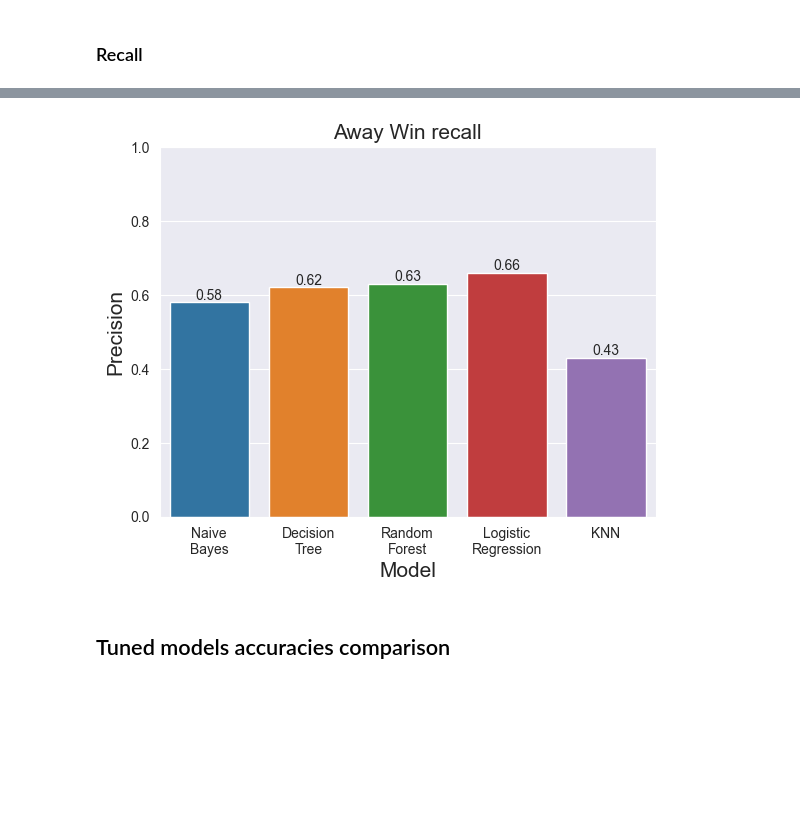
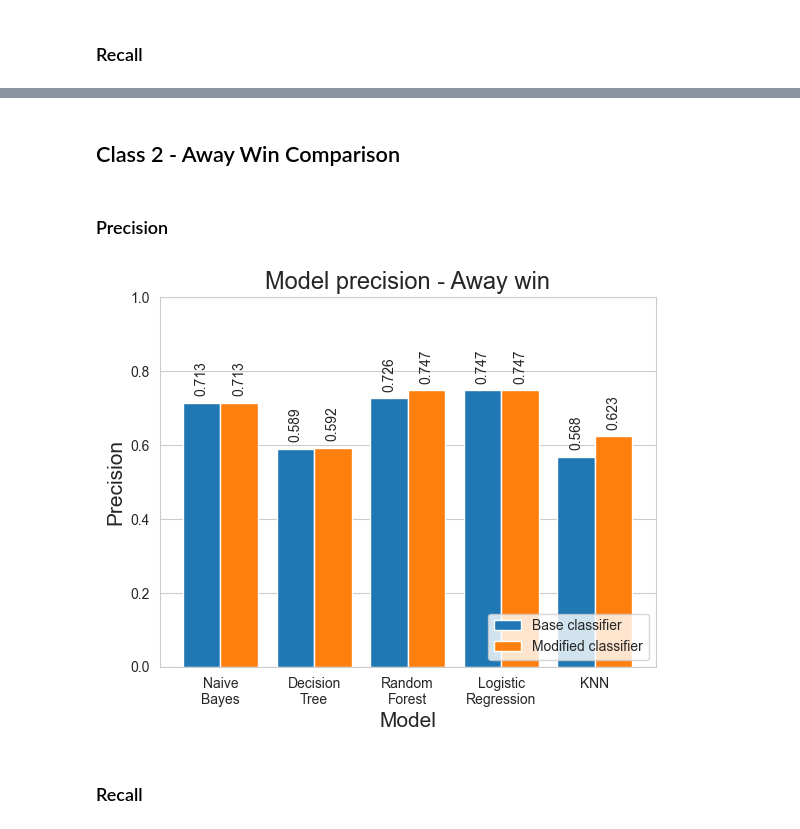
Before and after one commit to PWcislo26/football-ml-predictor, a Jupyter notebook: predictor.ipynb, the cells around one changed output, grey strips where cells are left out. Drawn from its saved outputs; the diff is of its cells as text; code cells hidden in the pictures; blank space fills up the shorter version.

```diff
--- a/predictor.ipynb
+++ b/predictor.ipynb
@@ -515,12 +630,15 @@ wrap_labels(ax, 10)
 # %% [markdown]
 ### Precision
 # %%
-ax = sns.barplot(x=list(c1_precision.keys()), y=list(c1_precision.values()))
+df_precision_0 = pd.DataFrame([c0_precision, c0_precision_tuned]).transpose()
+ax = df_precision_0.plot(kind='bar', width=0.8)
 for i in ax.containers:
-    ax.bar_label(i,)
-plt.ylim(0.0,1.0)
-plt.title("Draw precision",fontsize=15)
+    ax.bar_label(i,rotation='vertical', padding=5)
+plt.grid(axis='x')
+ax.legend(('Base classifier','Modified classifier'),loc='lower right', bbox_to_anchor=(0.5, 0., 0.5, 0.5))
+plt.title("Model precision - Home Win",fontsize=17)
 plt.xlabel("Model", fontsize=15)
 plt.ylabel("Precision",fontsize=15)
+plt.ylim(0.0,1.0)
 wrap_labels(ax, 10)
 # %% [output]
@@ -543,12 +664,15 @@ wrap_labels(ax, 10)
 # %% [markdown]
 ### Precision
 # %%
-ax = sns.barplot(x=list(c2_precision.keys()), y=list(c2_precision.values()))
+df_precision_1 = pd.DataFrame([c1_precision, c1_precision_tuned]).transpose()
+ax = df_precision_1.plot(kind='bar', width=0.8)
 for i in ax.containers:
-    ax.bar_label(i,)
-plt.ylim(0.0,1.0)
-plt.title("Away Win precision",fontsize=15)
+    ax.bar_label(i,rotation='vertical', padding=5)
+plt.grid(axis='x')
+ax.legend(('Base classifier','Modified classifier'),loc='lower right', bbox_to_anchor=(0.5, 0., 0.5, 0.5))
+plt.title("Model precision - Draw",fontsize=17)
 plt.xlabel("Model", fontsize=15)
 plt.ylabel("Precision",fontsize=15)
+plt.ylim(0.0,1.0)
 wrap_labels(ax, 10)
 # %% [output]
@@ -556,2 +680,14 @@ wrap_labels(ax, 10)
 # %% [markdown]
 ### Recall
+# %%
+df_recall_1 = pd.DataFrame([c1_recall, c1_recall_tuned]).transpose()
+ax = df_recall_1.plot(kind='bar', width=0.8)
+for i in ax.containers:
+    ax.bar_label(i,rotation='vertical', padding=5)
+plt.grid(axis='x')
+ax.legend(('Base classifier','Modified classifier'),loc='lower right', bbox_to_anchor=(0.5, 0., 0.5, 0.5))
+plt.title("Model recall - Draw",fontsize=17, y=1.02)
+plt.xlabel("Model", fontsize=15)
+plt.ylabel("Draw",fontsize=15)
+plt.ylim(0.0,1.0)
+wrap_labels(ax, 10)
@@ -558,14 +696,21 @@ wrap_labels(ax, 10)
+# %% [markdown]
+## Class 2 - Away Win Comparison
+# %% [markdown]
+### Precision
 # %%
-ax = sns.barplot(x=list(c2_recall.keys()), y=list(c2_recall.values()))
+df_precision_2 = pd.DataFrame([c2_precision, c2_precision_tuned]).transpose()
+ax = df_precision_2.plot(kind='bar', width=0.8)
 for i in ax.containers:
-    ax.bar_label(i,)
-plt.ylim(0.0,1.0)
-plt.title("Away Win recall",fontsize=15)
+    ax.bar_label(i,rotation='vertical', padding=5)
+plt.grid(axis='x')
+ax.legend(('Base classifier','Modified classifier'),loc='lower right', bbox_to_anchor=(0.5, 0., 0.5, 0.5))
+plt.title("Model precision - Away win",fontsize=17)
 plt.xlabel("Model", fontsize=15)
 plt.ylabel("Precision",fontsize=15)
+plt.ylim(0.0,1.0)
 wrap_labels(ax, 10)
 # %% [output]
-[figure, old version]
+[figure, new version]
-# %% [markdown]
-## Tuned models accuracies comparison
+# %% [markdown]
+### Recall
 # %%
```
Also changed, not shown: parts of 54 cells of this notebook.
